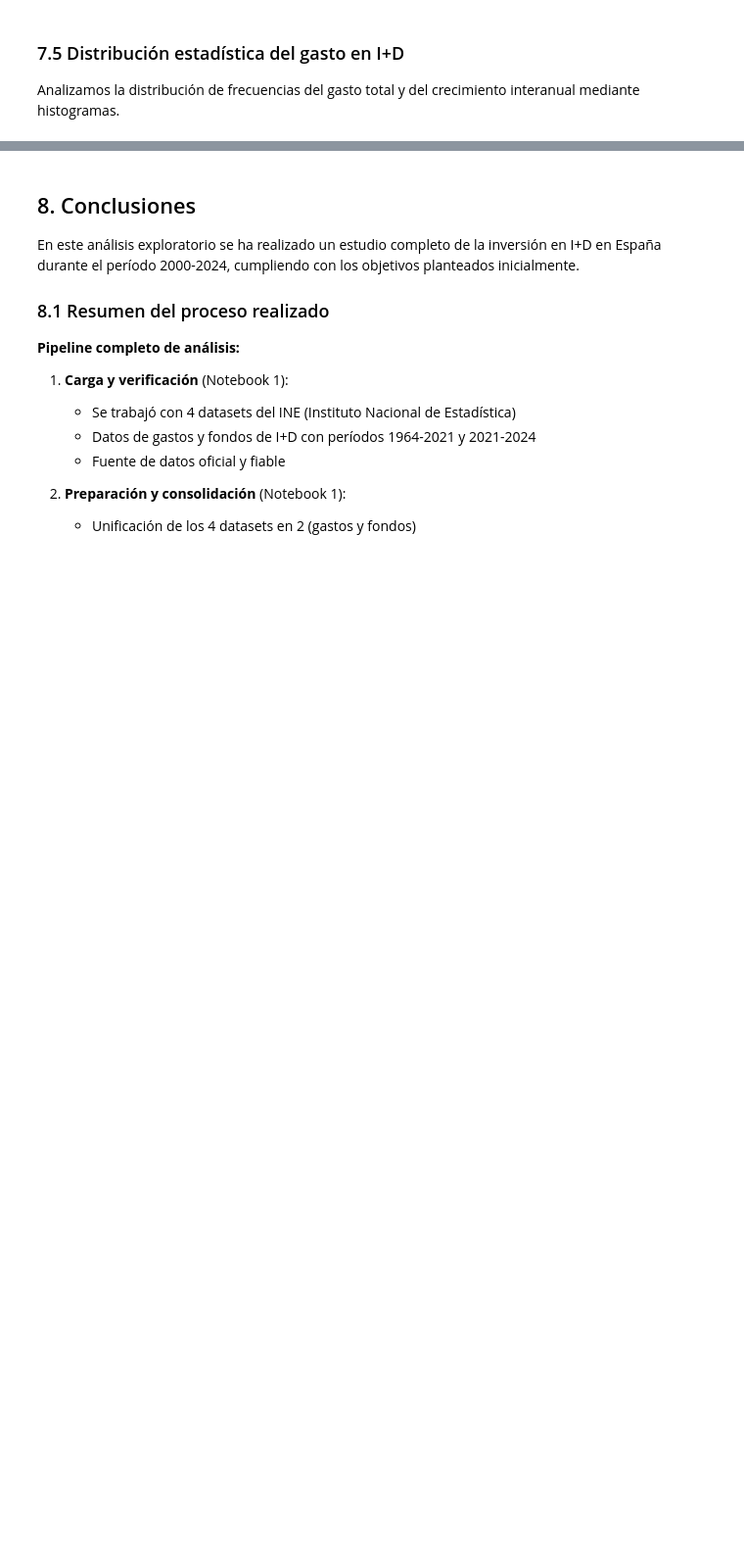
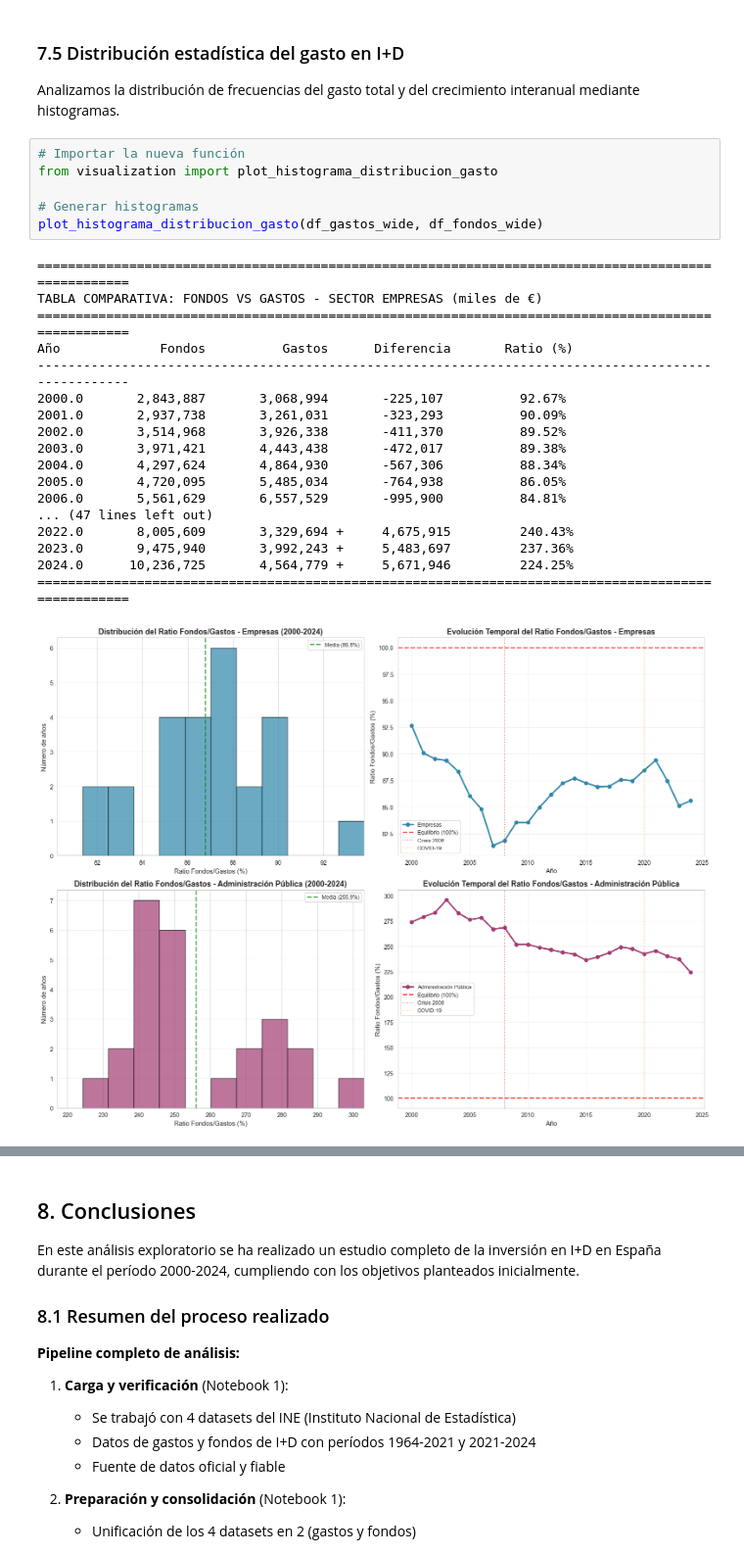
Before and after one commit to Siirkmox/EDA-Project, a Jupyter notebook: notebooks/EDA.ipynb, the cells around one changed output, grey strips where cells are left out. Shown: that part at 98% size. Drawn from its saved outputs; the diff is of its cells as text; blank space fills up the shorter version.

```diff
--- a/notebooks/EDA.ipynb
+++ b/notebooks/EDA.ipynb
@@ -195,3 +196,28 @@ IMPACTO DE LA PANDEMIA COVID-19
 ### 7.5 Distribución estadística del gasto en I+D
 
 Analizamos la distribución de frecuencias del gasto total y del crecimiento interanual mediante histogramas.
+# %%
+# Importar la nueva función
+from visualization import plot_histograma_distribucion_gasto
+
+# Generar histogramas
+plot_histograma_distribucion_gasto(df_gastos_wide, df_fondos_wide)
+# %% [output]
+====================================================================================================
+TABLA COMPARATIVA: FONDOS VS GASTOS - SECTOR EMPRESAS (miles de €)
+====================================================================================================
+Año             Fondos          Gastos      Diferencia       Ratio (%)
+----------------------------------------------------------------------------------------------------
+2000.0       2,843,887       3,068,994       -225,107          92.67%
+2001.0       2,937,738       3,261,031       -323,293          90.09%
+2002.0       3,514,968       3,926,338       -411,370          89.52%
+2003.0       3,971,421       4,443,438       -472,017          89.38%
+2004.0       4,297,624       4,864,930       -567,306          88.34%
+2005.0       4,720,095       5,485,034       -764,938          86.05%
+2006.0       5,561,629       6,557,529       -995,900          84.81%
+... (47 lines left out)
+2022.0       8,005,609       3,329,694 +     4,675,915         240.43%
+2023.0       9,475,940       3,992,243 +     5,483,697         237.36%
+2024.0      10,236,725       4,564,779 +     5,671,946         224.25%
+====================================================================================================
+[figure, added]
```
Also changed, not shown: parts of 5 cells of this notebook, 4 other files.
